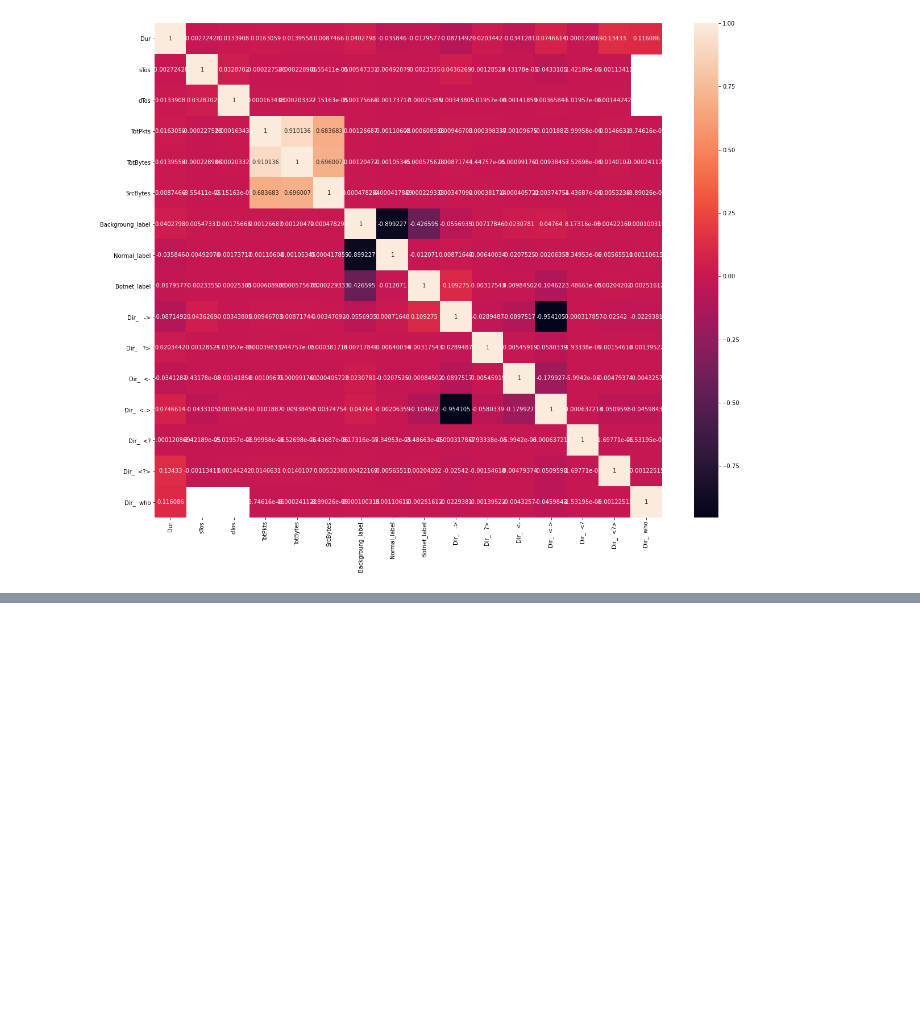
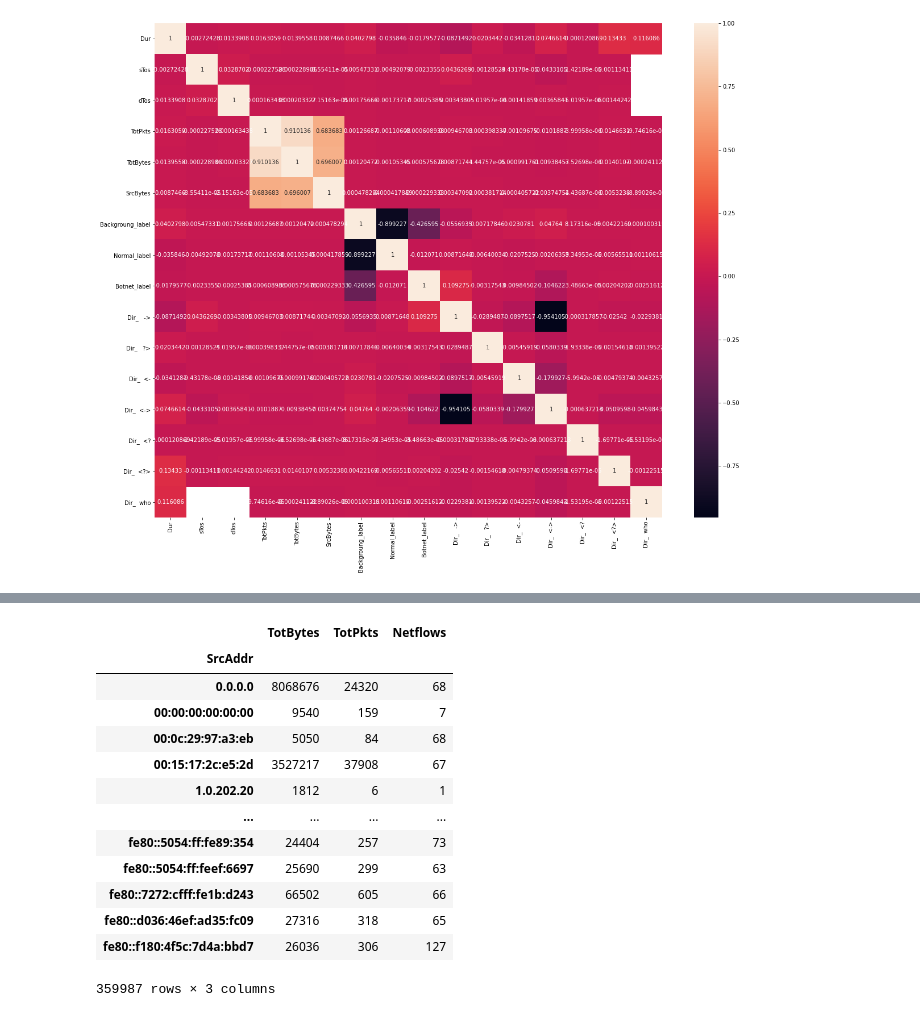
Before and after one commit to mgendr/CTU_13_Supervision_Des_Systemes, a Jupyter notebook: First Analysis.ipynb, the cells around one changed output, grey strips where cells are left out. Drawn from its saved outputs; the diff is of its cells as text; code cells hidden in the pictures; blank space fills up the shorter version.

```diff
--- a/First Analysis.ipynb
+++ b/First Analysis.ipynb
@@ -362,0 +364,20 @@ df_for_Lakhina = df[["SrcAddr","TotBytes","Label","Backgroung_label","Normal_lab
+# %%
+context_lakhina = df_for_Lakhina.groupby(by = "SrcAddr").agg({'TotBytes': 'sum', 'TotPkts': 'sum','SrcAddr':'count'})
+
+context_lakhina.rename(columns = {"SrcAddr" : "Netflows"}, inplace = True)
+context_lakhina
+# %% [output]
+|  | TotBytes | TotPkts | Netflows |
+| SrcAddr |  |  |  |
+| 0.0.0.0 | 8068676 | 24320 | 68 |
+| 00:00:00:00:00:00 | 9540 | 159 | 7 |
+| 00:0c:29:97:a3:eb | 5050 | 84 | 68 |
+| 00:15:17:2c:e5:2d | 3527217 | 37908 | 67 |
+| 1.0.202.20 | 1812 | 6 | 1 |
+| ... | ... | ... | ... |
+| fe80::5054:ff:fe89:354 | 24404 | 257 | 73 |
+| fe80::5054:ff:feef:6697 | 25690 | 299 | 63 |
+| fe80::7272:cfff:fe1b:d243 | 66502 | 605 | 66 |
+| fe80::d036:46ef:ad35:fc09 | 27316 | 318 | 65 |
+| fe80::f180:4f5c:7d4a:bbd7 | 26036 | 306 | 127 |
+359987 rows × 3 columns
```
Also changed, not shown: parts of 34 cells of this notebook.
